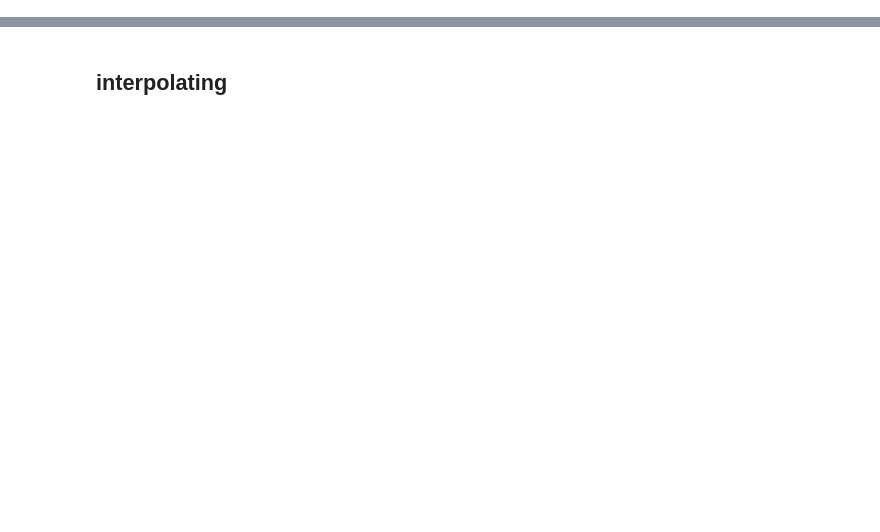
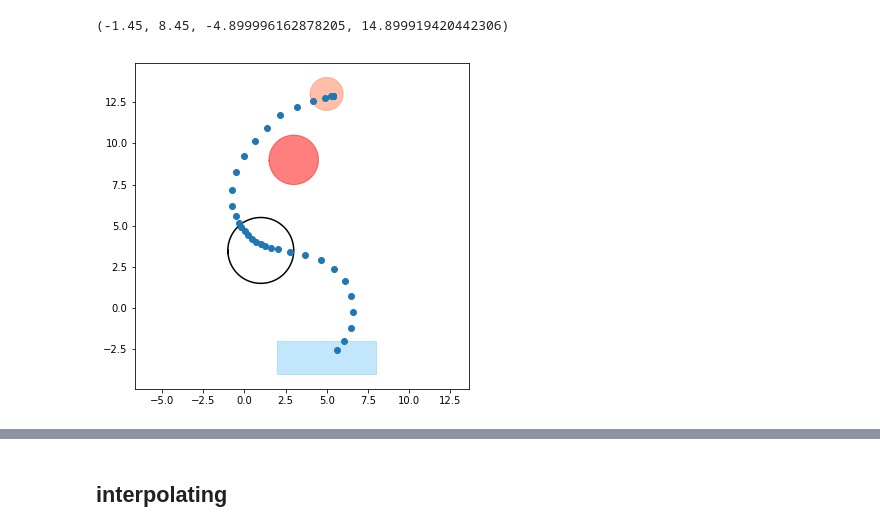
Before and after one commit to StanfordASL/stlcg_ctrl_syn, a Jupyter notebook: ctrl_syn/ROS.ipynb, the cells around one changed output, grey strips where cells are left out. Cells and saved outputs as stored; diff of their text form; code cells hidden in the pictures; blank space fills up the shorter version.

```diff
--- a/ctrl_syn/ROS.ipynb
+++ b/ctrl_syn/ROS.ipynb
@@ -19,0 +99,29 @@ from utils.environment import *
+# %%
+bagname = "../expert_demo_ros/bags/coverage_cnn_1_3.bag"
+
+center_i = float(bagname.split("cnn_")[1][0])
+trial_i = int(bagname.split("cnn_")[1][2:-4])
+save_figname = "figs/expert_trajectories/" + str(int(center_i)) + "_" + str(int(trial_i))
+
+cover_x = center_i
+final_x = 5.0
+obs_x = (cover_x + final_x) / 2
+params = { "covers": [Circle([cover_x, 3.5], 2.0)],
+   "obstacles": [Circle([obs_x, 9.], 1.5)],
+   "initial": Box([2, -4.],[8, -2]),
+   "final": Circle([final_x, 13], 1.0)
+}
+
+draw_params = {"initial": {"color": "lightskyblue", "fill": True, "alpha": 0.5}, "final": {"color": "coral", "fill": True, "alpha": 0.5}, "covers": {"color": "black", "fill": False}, "obs": {"color": "red", "fill": True, "alpha": 0.5} }
+env = Environment(params)
+# %%
+train_data, eval_data = parse_bag_and_save_trajectory_image_car(bagname)
+# %%
+fig, ax = plt.subplots(figsize=(6,6))
+_, ax = env.draw2D(ax=ax, kwargs=draw_params)
+
+ax.scatter(eval_data[:,1], eval_data[:,2], zorder=5)
+ax.axis("equal")
+# %% [output]
+(-1.45, 8.45, -4.899996162878205, 14.899919420442306)
+[figure, added]
```
Also changed, not shown: parts of 29 cells of this notebook, 1 other file.
